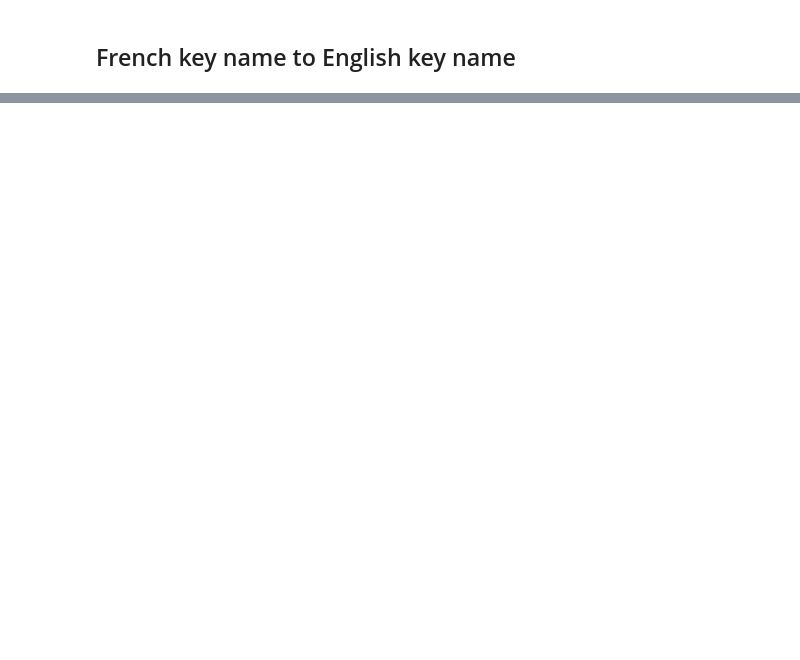
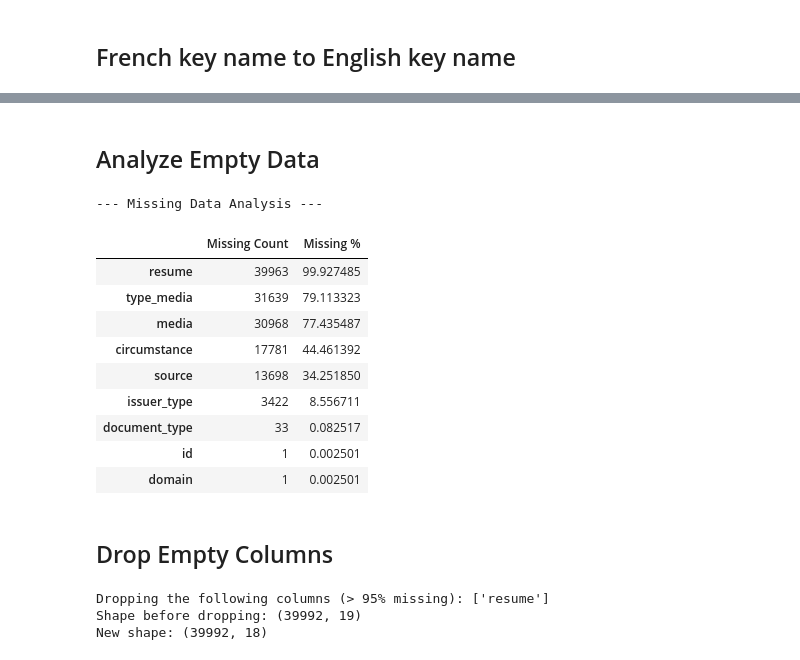
Before and after one commit to zincjian/french_speech_datacrawler, a Jupyter notebook: notebooks/postprocessing.ipynb, the cells around one changed output, grey strips where cells are left out. Saved outputs shown, nothing was run; the diff lists cells and outputs as text; code cells hidden in the pictures; blank space fills up the shorter version.

```diff
--- a/notebooks/postprocessing.ipynb
+++ b/notebooks/postprocessing.ipynb
@@ -158,0 +99,41 @@ df_partial = df_final[df_final['date_published']].dt.year >= 2010
+# %% [markdown]
+## Analyze Empty Data
+# %%
+# Calculate null counts and percentages
+null_counts = df.isnull().sum()
+null_pct = (df.isnull().sum() / len(df)) * 100
+
+missing_data = pd.DataFrame({'Missing Count': null_counts, 'Missing %': null_pct})
+missing_data = missing_data[missing_data['Missing Count'] > 0].sort_values('Missing %', ascending=False)
+
+print("--- Missing Data Analysis ---")
+display(missing_data)
+# %% [output]
+--- Missing Data Analysis ---
+|  | Missing Count | Missing % |
+| resume | 39963 | 99.927485 |
+| type_media | 31639 | 79.113323 |
+| media | 30968 | 77.435487 |
+| circumstance | 17781 | 44.461392 |
+| source | 13698 | 34.251850 |
+| issuer_type | 3422 | 8.556711 |
+| document_type | 33 | 0.082517 |
+| id | 1 | 0.002501 |
+| domain | 1 | 0.002501 |
+# %% [markdown]
+## Drop Empty Columns
+# %%
+# Define a dropoff threshold
+threshold_percent = 95
+columns_to_drop = missing_data[missing_data['Missing %'] > threshold_percent].index.tolist()
+
+print(f"Dropping the following columns (> {threshold_percent}% missing): {columns_to_drop}")
+print(f"Shape before dropping: {df.shape}")
+df_clean = df.drop(columns=columns_to_drop)
+
+# Double check shape
+print(f"New shape: {df_clean.shape}")
+# %% [output]
+Dropping the following columns (> 95% missing): ['resume']
+Shape before dropping: (39992, 19)
+New shape: (39992, 18)
```
Also changed, not shown: parts of 24 cells of this notebook, 3 other files.
